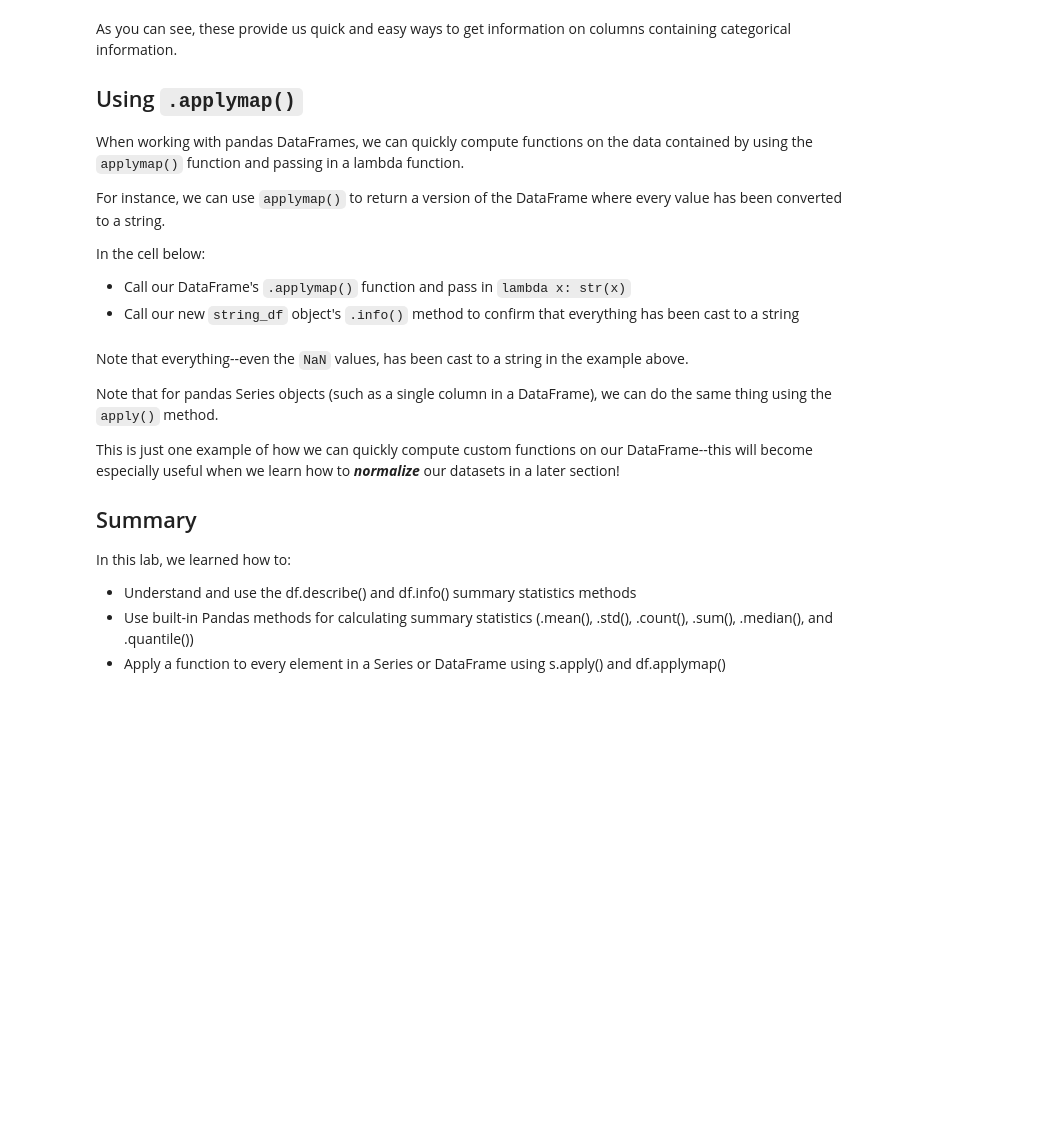
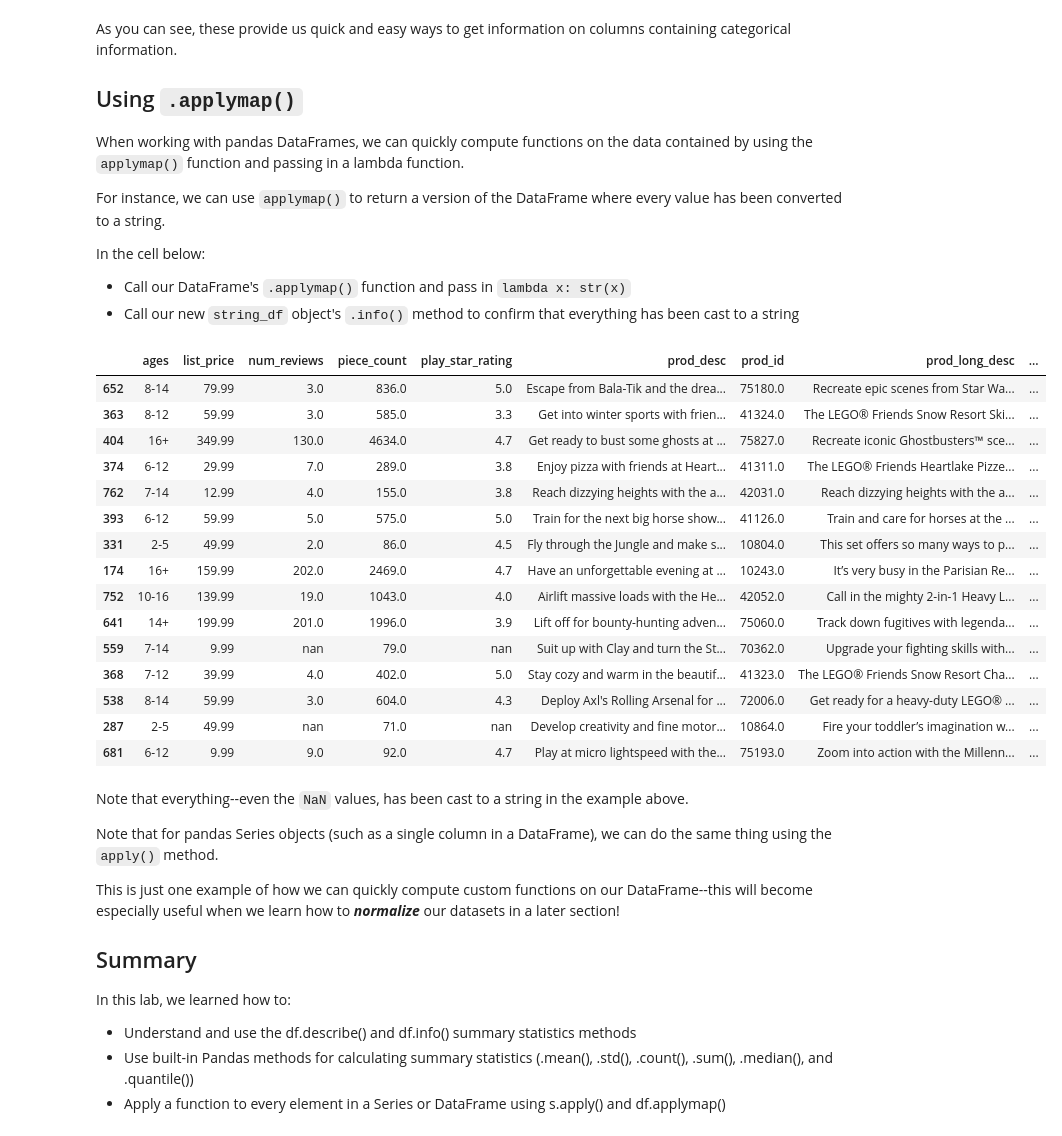
Before and after one commit to kathrinv/dsc-statistical-methods-in-pandas-lab-nyc-ds-082619, a Jupyter notebook: index.ipynb, the cells around one changed output. Drawn from its saved outputs; the diff is of its cells as text; code cells hidden in the pictures; blank space fills up the shorter version.

```diff
--- a/index.ipynb
+++ b/index.ipynb
@@ -237,3 +235,23 @@ str
+# %%
+string_df.info()
+string_df.sample(15)
+# %% [output]
+|  | ages | list_price | num_reviews | piece_count | play_star_rating | prod_desc | prod_id | prod_long_desc | ... |
+| 652 | 8-14 | 79.99 | 3.0 | 836.0 | 5.0 | Escape from Bala-Tik and the drea... | 75180.0 | Recreate epic scenes from Star Wa... | ... |
+| 363 | 8-12 | 59.99 | 3.0 | 585.0 | 3.3 | Get into winter sports with frien... | 41324.0 | The LEGO® Friends Snow Resort Ski... | ... |
+| 404 | 16+ | 349.99 | 130.0 | 4634.0 | 4.7 | Get ready to bust some ghosts at ... | 75827.0 | Recreate iconic Ghostbusters™ sce... | ... |
+| 374 | 6-12 | 29.99 | 7.0 | 289.0 | 3.8 | Enjoy pizza with friends at Heart... | 41311.0 | The LEGO® Friends Heartlake Pizze... | ... |
+| 762 | 7-14 | 12.99 | 4.0 | 155.0 | 3.8 | Reach dizzying heights with the a... | 42031.0 | Reach dizzying heights with the a... | ... |
+| 393 | 6-12 | 59.99 | 5.0 | 575.0 | 5.0 | Train for the next big horse show... | 41126.0 | Train and care for horses at the ... | ... |
+| 331 | 2-5 | 49.99 | 2.0 | 86.0 | 4.5 | Fly through the Jungle and make s... | 10804.0 | This set offers so many ways to p... | ... |
+| 174 | 16+ | 159.99 | 202.0 | 2469.0 | 4.7 | Have an unforgettable evening at ... | 10243.0 | It’s very busy in the Parisian Re... | ... |
+| 752 | 10-16 | 139.99 | 19.0 | 1043.0 | 4.0 | Airlift massive loads with the He... | 42052.0 | Call in the mighty 2-in-1 Heavy L... | ... |
+| 641 | 14+ | 199.99 | 201.0 | 1996.0 | 3.9 | Lift off for bounty-hunting adven... | 75060.0 | Track down fugitives with legenda... | ... |
+| 559 | 7-14 | 9.99 | nan | 79.0 | nan | Suit up with Clay and turn the St... | 70362.0 | Upgrade your fighting skills with... | ... |
+| 368 | 7-12 | 39.99 | 4.0 | 402.0 | 5.0 | Stay cozy and warm in the beautif... | 41323.0 | The LEGO® Friends Snow Resort Cha... | ... |
+| 538 | 8-14 | 59.99 | 3.0 | 604.0 | 4.3 | Deploy Axl's Rolling Arsenal for ... | 72006.0 | Get ready for a heavy-duty LEGO® ... | ... |
+| 287 | 2-5 | 49.99 | nan | 71.0 | nan | Develop creativity and fine motor... | 10864.0 | Fire your toddler’s imagination w... | ... |
+| 681 | 6-12 | 9.99 | 9.0 | 92.0 | 4.7 | Play at micro lightspeed with the... | 75193.0 | Zoom into action with the Millenn... | ... |
 # %% [markdown]
 Note that everything--even the `NaN` values, has been cast to a string in the example above.
 
```
Also changed, not shown: parts of 1 cell of this notebook.
